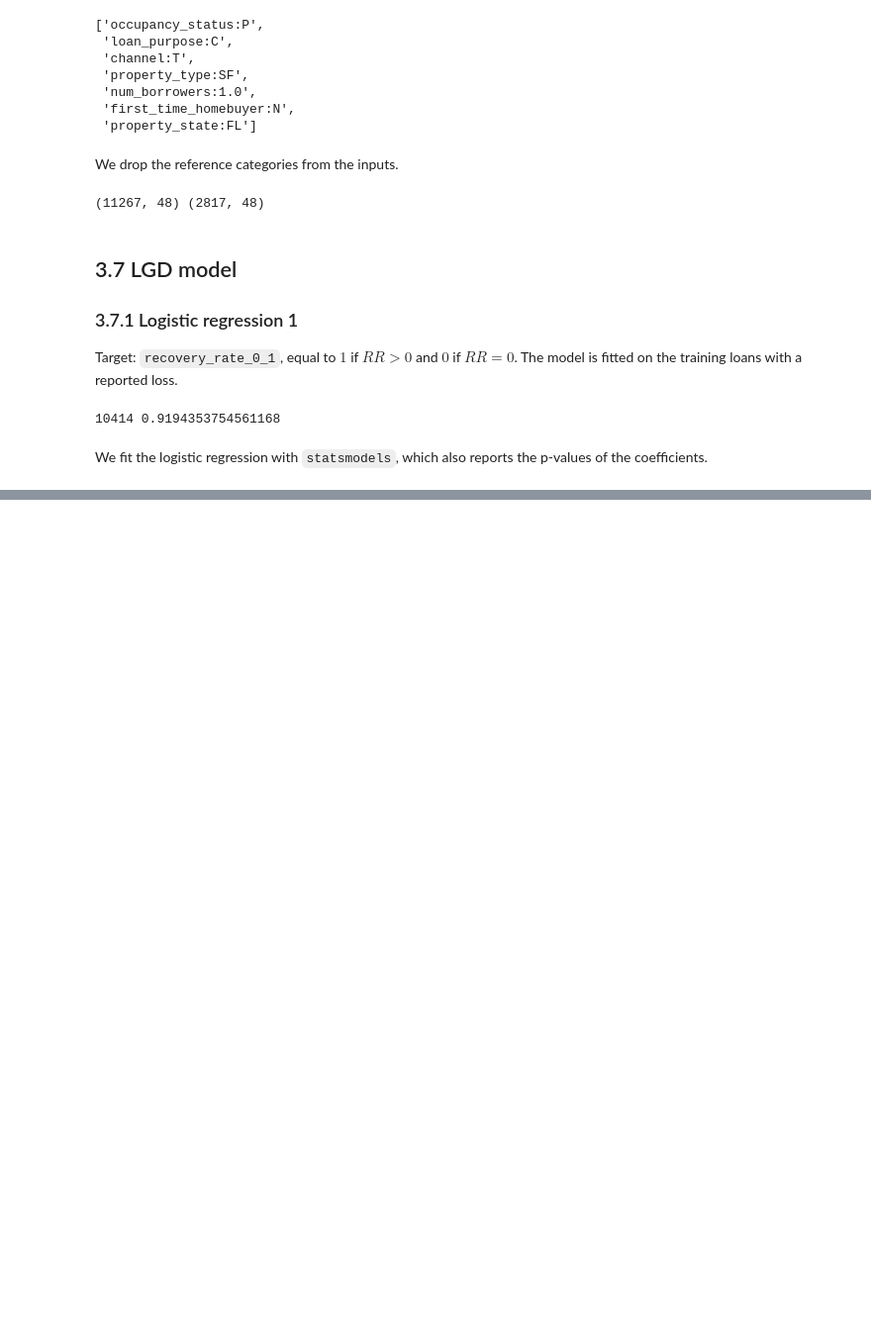
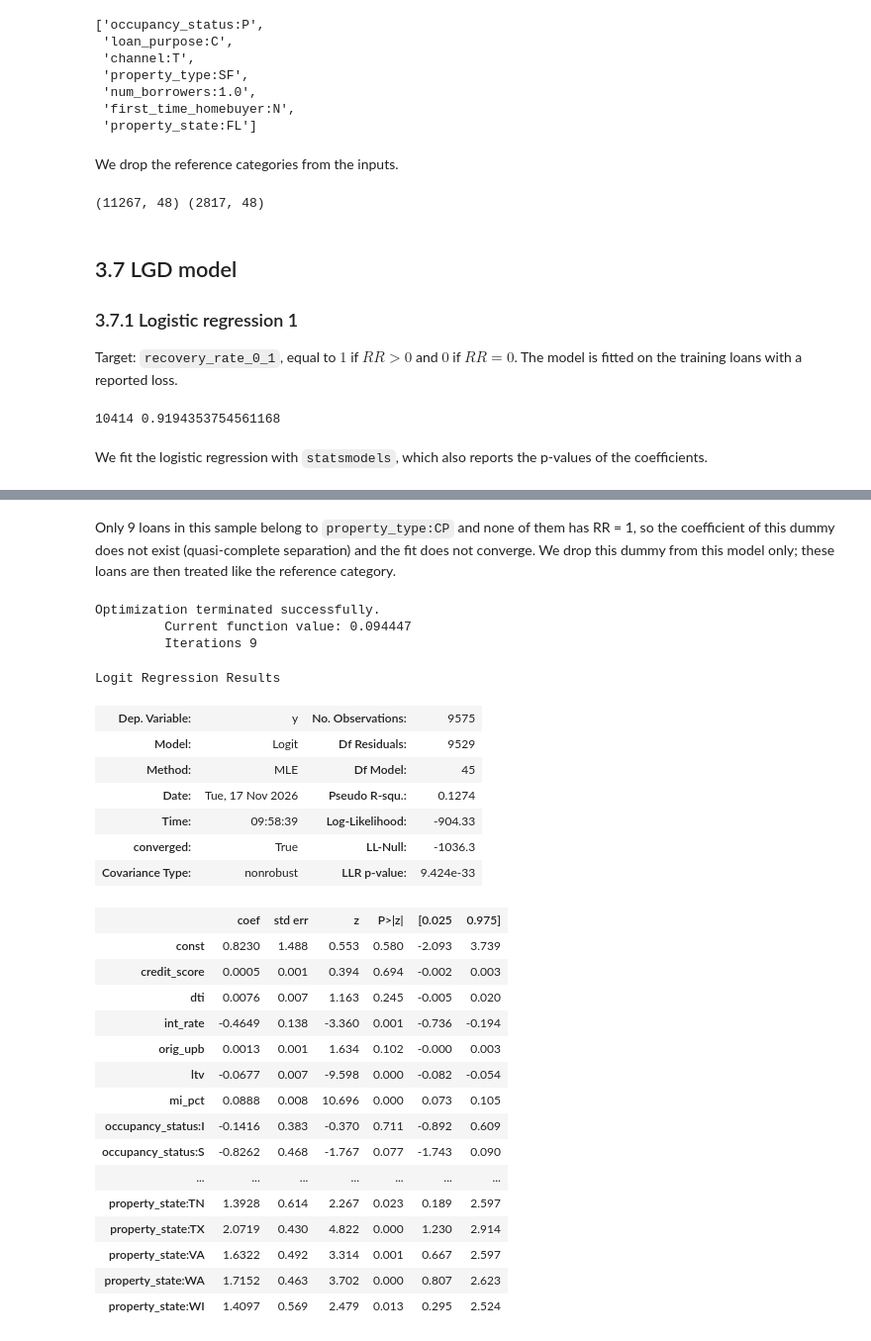
Before and after one commit to keramidasvasilis/credit-risk-el, a Jupyter notebook: notebooks/03_lgd_ead_models.ipynb, the cells around one changed output, grey strips where cells are left out. Shown at 99% size. Drawn from its saved outputs; the diff is of its cells as text; code cells hidden in the pictures; blank space fills up the shorter version.

```diff
--- a/notebooks/03_lgd_ead_models.ipynb
+++ b/notebooks/03_lgd_ead_models.ipynb
@@ -360,0 +499,34 @@ Logit Regression Results
+# %% [markdown]
+Only 9 loans in this sample belong to `property_type:CP` and none of them has RR = 1, so the coefficient of this dummy does not exist (quasi-complete separation) and the fit does not converge. We drop this dummy from this model only; these loans are then treated like the reference category.
+# %%
+X_lgd_st_2_train = sm.add_constant(inputs_train.loc[mask_lgd_2_train].drop('property_type:CP', axis = 1))
+reg_lgd_st_2 = sm.Logit(recovery_rate_1_train, X_lgd_st_2_train).fit()
+reg_lgd_st_2.summary()
+# %% [output]
+Optimization terminated successfully.
+         Current function value: 0.094447
+         Iterations 9
+Logit Regression Results
+| Dep. Variable: | y | No. Observations: | 9575 |
+| Model: | Logit | Df Residuals: | 9529 |
+| Method: | MLE | Df Model: | 45 |
+| Date: | Tue, 17 Nov 2026 | Pseudo R-squ.: | 0.1274 |
+| Time: | 09:58:39 | Log-Likelihood: | -904.33 |
+| converged: | True | LL-Null: | -1036.3 |
+| Covariance Type: | nonrobust | LLR p-value: | 9.424e-33 |
+|  | coef | std err | z | P>|z| | [0.025 | 0.975] |
+| const | 0.8230 | 1.488 | 0.553 | 0.580 | -2.093 | 3.739 |
+| credit_score | 0.0005 | 0.001 | 0.394 | 0.694 | -0.002 | 0.003 |
+| dti | 0.0076 | 0.007 | 1.163 | 0.245 | -0.005 | 0.020 |
+| int_rate | -0.4649 | 0.138 | -3.360 | 0.001 | -0.736 | -0.194 |
+| orig_upb | 0.0013 | 0.001 | 1.634 | 0.102 | -0.000 | 0.003 |
+| ltv | -0.0677 | 0.007 | -9.598 | 0.000 | -0.082 | -0.054 |
+| mi_pct | 0.0888 | 0.008 | 10.696 | 0.000 | 0.073 | 0.105 |
+| occupancy_status:I | -0.1416 | 0.383 | -0.370 | 0.711 | -0.892 | 0.609 |
+| occupancy_status:S | -0.8262 | 0.468 | -1.767 | 0.077 | -1.743 | 0.090 |
+| ... | ... | ... | ... | ... | ... | ... |
+| property_state:TN | 1.3928 | 0.614 | 2.267 | 0.023 | 0.189 | 2.597 |
+| property_state:TX | 2.0719 | 0.430 | 4.822 | 0.000 | 1.230 | 2.914 |
+| property_state:VA | 1.6322 | 0.492 | 3.314 | 0.001 | 0.667 | 2.597 |
+| property_state:WA | 1.7152 | 0.463 | 3.702 | 0.000 | 0.807 | 2.623 |
+| property_state:WI | 1.4097 | 0.569 | 2.479 | 0.013 | 0.295 | 2.524 |
```
Also changed, not shown: parts of 45 cells of this notebook.
